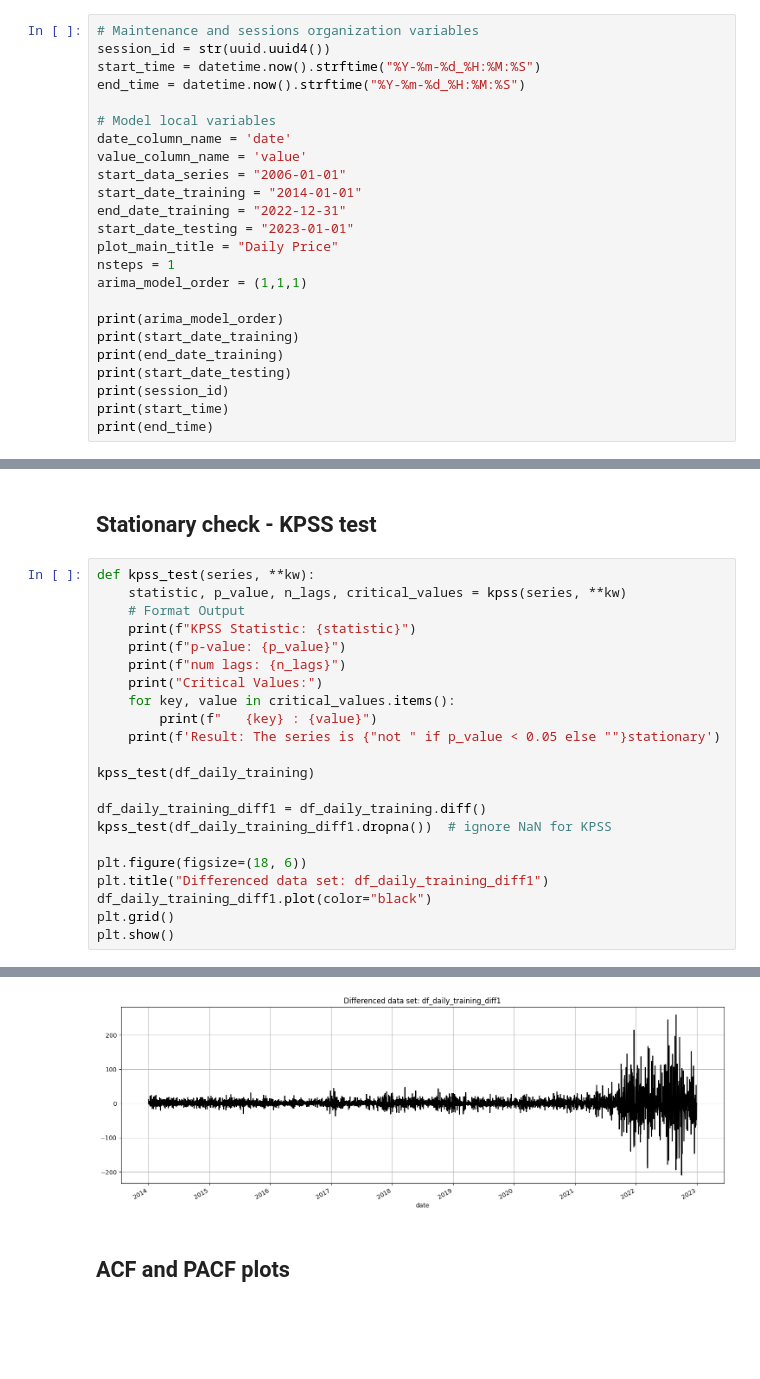
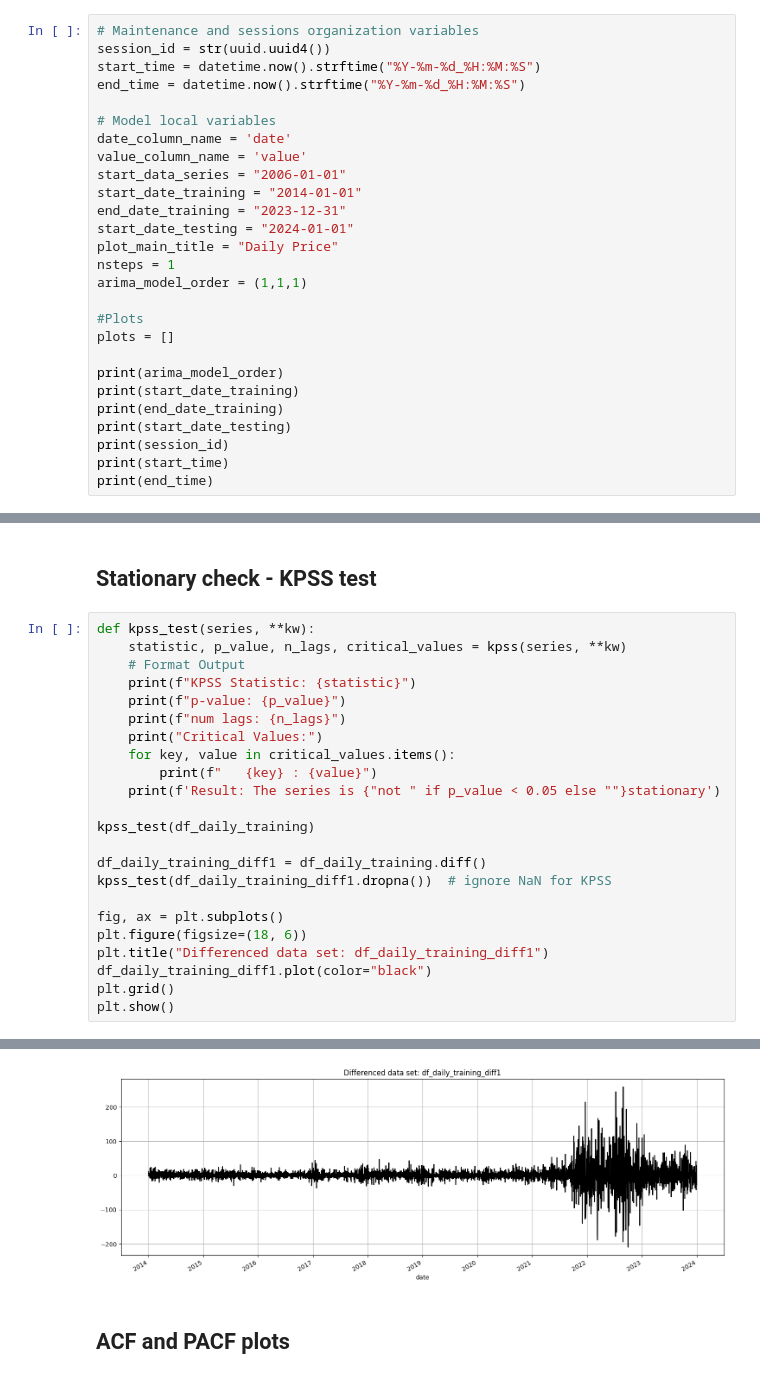
Before and after one commit to mzuhh/ElectricityGermany, a Jupyter notebook: ARIMA.ipynb, the cells around one changed output, grey strips where cells are left out. Cells and saved outputs as stored; diff of their text form; blank space fills up the shorter version.

```diff
--- a/ARIMA.ipynb
+++ b/ARIMA.ipynb
@@ -173,11 +178,14 @@ date_column_name = 'date'
 value_column_name = 'value'
 start_data_series = "2006-01-01"
 start_date_training = "2014-01-01"
-end_date_training = "2022-12-31"
-start_date_testing = "2023-01-01"
+end_date_training = "2023-12-31"
+start_date_testing = "2024-01-01"
 plot_main_title = "Daily Price"
 nsteps = 1
 arima_model_order = (1,1,1)
+
+#Plots
+plots = []
 
 print(arima_model_order)
 print(start_date_training)
@@ -260,6 +292,7 @@ kpss_test(df_daily_training)
 df_daily_training_diff1 = df_daily_training.diff()
 kpss_test(df_daily_training_diff1.dropna())  # ignore NaN for KPSS
 
+fig, ax = plt.subplots()
 plt.figure(figsize=(18, 6))
 plt.title("Differenced data set: df_daily_training_diff1")
 df_daily_training_diff1.plot(color="black")
@@ -287,10 +320,10 @@ num lags: 138
 Critical Values:
    10% : 0.347
    5% : 0.463
    2.5% : 0.574
    1% : 0.739
 Result: The series is stationary
-[figure, old version]
+[figure, new version]
 # %% [markdown]
 ## ACF and PACF plots
 # %%
```
Also changed, not shown: parts of 59 cells of this notebook.
